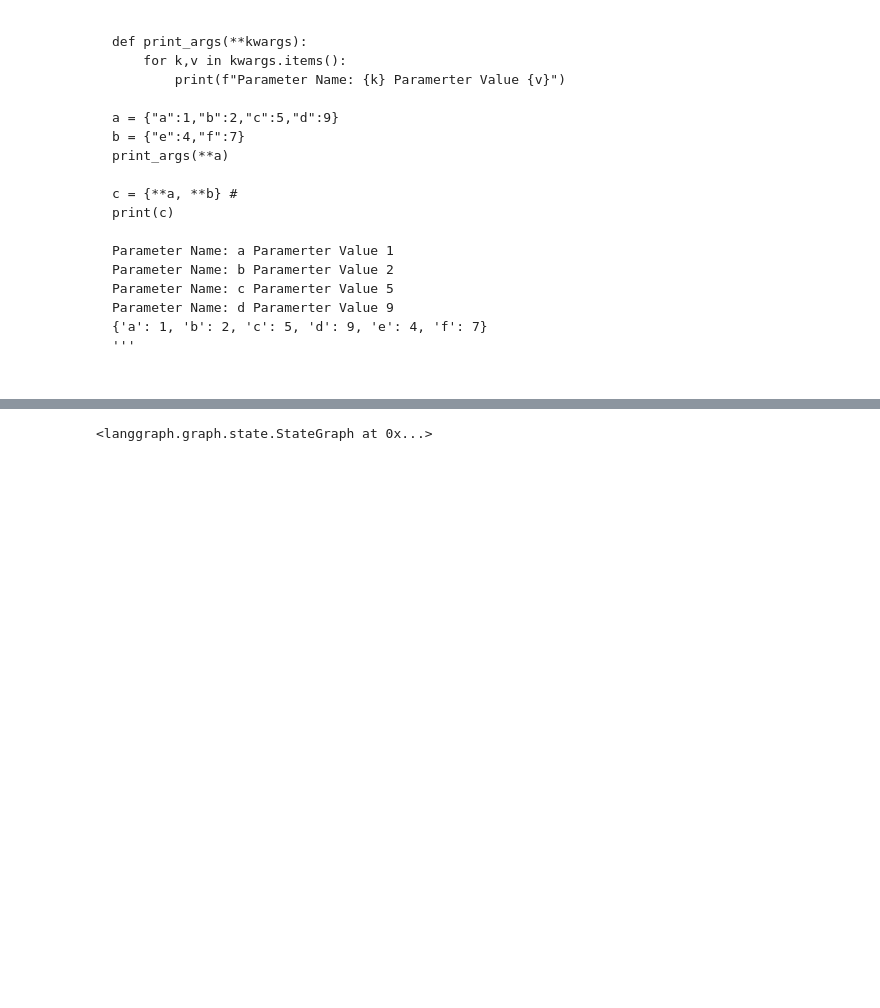
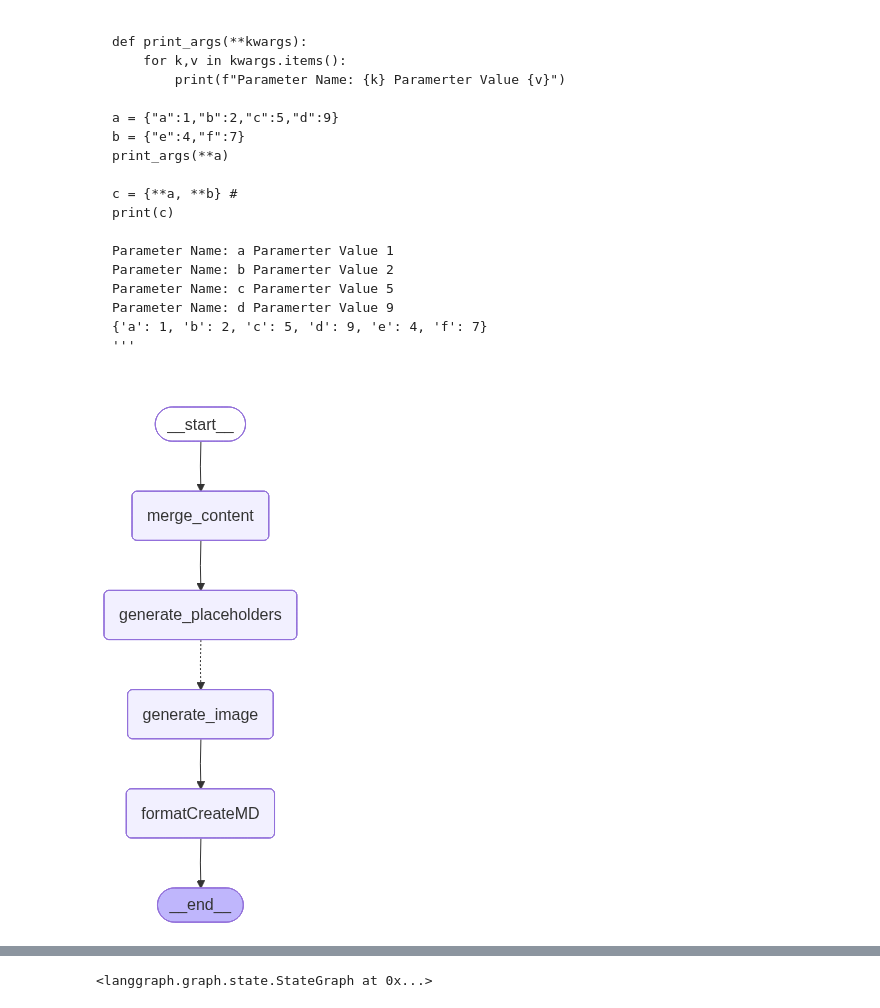
Before and after one commit to i0Ta07/blog_agent, a Jupyter notebook: main.ipynb, the cells around one changed output, grey strips where cells are left out. Cells and saved outputs as stored; diff of their text form; code cells hidden in the pictures; blank space fills up the shorter version.

```diff
--- a/main.ipynb
+++ b/main.ipynb
@@ -96,10 +126,20 @@ class State(TypedDict):
     topic: str
     mode : Literal["closed_book","hybrid","open_book"] # Based on which we continue the flow
     plan : Plan
+
     search_queries: List[str]
     needs_research: bool
-    evidences: EvidencePack
+    search_results: SearchPack
+
     sections : Annotated[List[str],add]
+
+    merged_md:str
+    need_images:bool
+    images: List[ImageSpec]
+    md_with_placeholders:str
+
+    scraped_webpages: List[WebPage]
+
     final: str
 # %% [markdown]
 `operator.add` is a reducer function that will concatenate the result(str) from each worker inside the list called sections.
@@ -316,0 +454,82 @@ def reducer(state: State) -> dict:
+# %%
+def merge_content(state:State) -> dict:
+    title = state["plan"].blog_title
+    body = ""
+    for _,section in sorted(state["sections"],key=lambda x:x[0]):
+        body += f"\n\n{section}"
+
+
+    merged_md = f"# {title}\n\n{body}\n"
+
+    return {"merged_md":merged_md}
+
+def generate_placeholders(state:State) -> dict:
+
+    imageOutputPack:ImageOutputPack = model.with_structured_output(ImageOutputPack).invoke(
+        [
+            SystemMessage(content=CREATE_PLACEHOLDERS),
+            HumanMessage(content=f"Blog: \n {state['merged_md']}")
+        ]
+    )
+    print(imageOutputPack)
+
+    if imageOutputPack.need_images:
+        return {"md_with_placeholders":imageOutputPack.md_with_placeholders, "images":imageOutputPack.images, "need_images":imageOutputPack.need_images}
+
+    return {"need_images":imageOutputPack.need_images, "images":[],"md_with_placeholders":state['merged_md']}
+
+
+def fanoutImages(state:State) -> List:
+    images: List[ImageSpec] = state['images']
+    sends = []
+    if len(images) > 2:
+        raise RuntimeError("Number of images cannot be greater than 2")
+    if state['need_images']:
+        for image in images:
+            sends.append(
+                Send(node="generate_image",arg={
+                    "image": image,
+                })
+            )
+    return sends
+
+def get_image_path(name:str) ->Path:
+    return Path("images/") / f"{name}.png"
+
+def generate_image(payload:dict)-> dict:
+    image:ImageSpec = payload['image']
+    image_file_path = get_image_path(name = image.name)
+    if image.prompt and image.name and not image_file_path.exists():
+        create_image(prompt=image.prompt, image_name=image.name,size=image.size)
+    return {}
+
+def formatCreateMD(state:State):
+    images:List[ImageSpec] = state['images']
+    final = state["md_with_placeholders"]
+    if state['need_images']:
+        for image in images:
+            image_file_path = get_image_path(name = image.name)
+            print(image_file_path.exists())
+            print(image_file_path)
+            if image_file_path.exists():
+                print("About to replace placeholders.")
+                final= final.replace(f"{image.placeholder}",f"![{image.alt_text}](../{image_file_path.as_posix()})\n*{image.caption}*")
+    create_final_markdown(final= final, title=state['plan'].blog_title)
+    return {"final":final}
+
+
+reducer_graph = StateGraph(State)
+reducer_graph.add_node("merge_content",merge_content)
+reducer_graph.add_node("generate_placeholders",generate_placeholders)
+reducer_graph.add_node("generate_image",generate_image)
+reducer_graph.add_node("formatCreateMD",formatCreateMD)
+reducer_graph.add_edge(START,"merge_content")
+reducer_graph.add_edge("merge_content","generate_placeholders")
+reducer_graph.add_conditional_edges("generate_placeholders",fanoutImages,["generate_image"])
+reducer_graph.add_edge("generate_image","formatCreateMD")
+reducer_graph.add_edge("formatCreateMD",END)
+
+reducer = reducer_graph.compile()
+reducer
+# %% [output]
+[figure, added]
```
Also changed, not shown: parts of 18 cells of this notebook, 4 other files.
